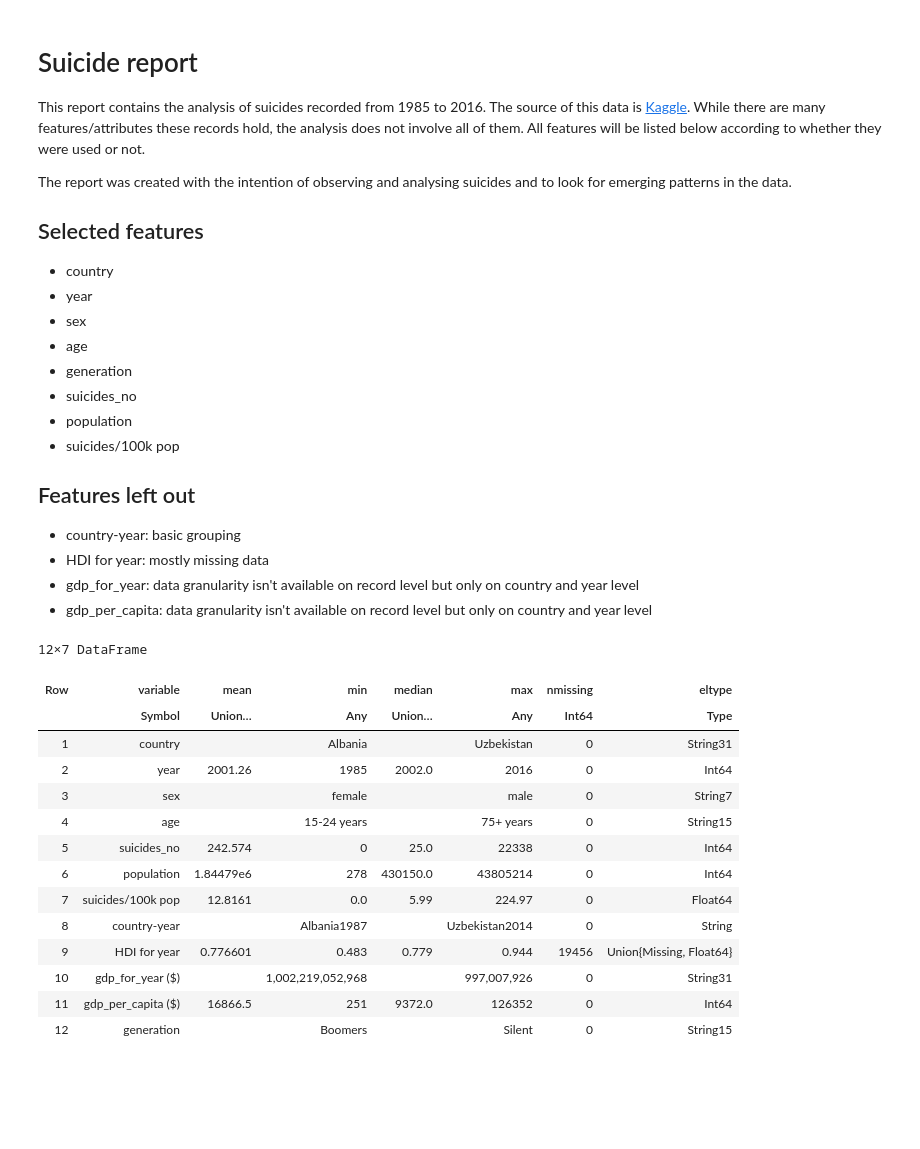
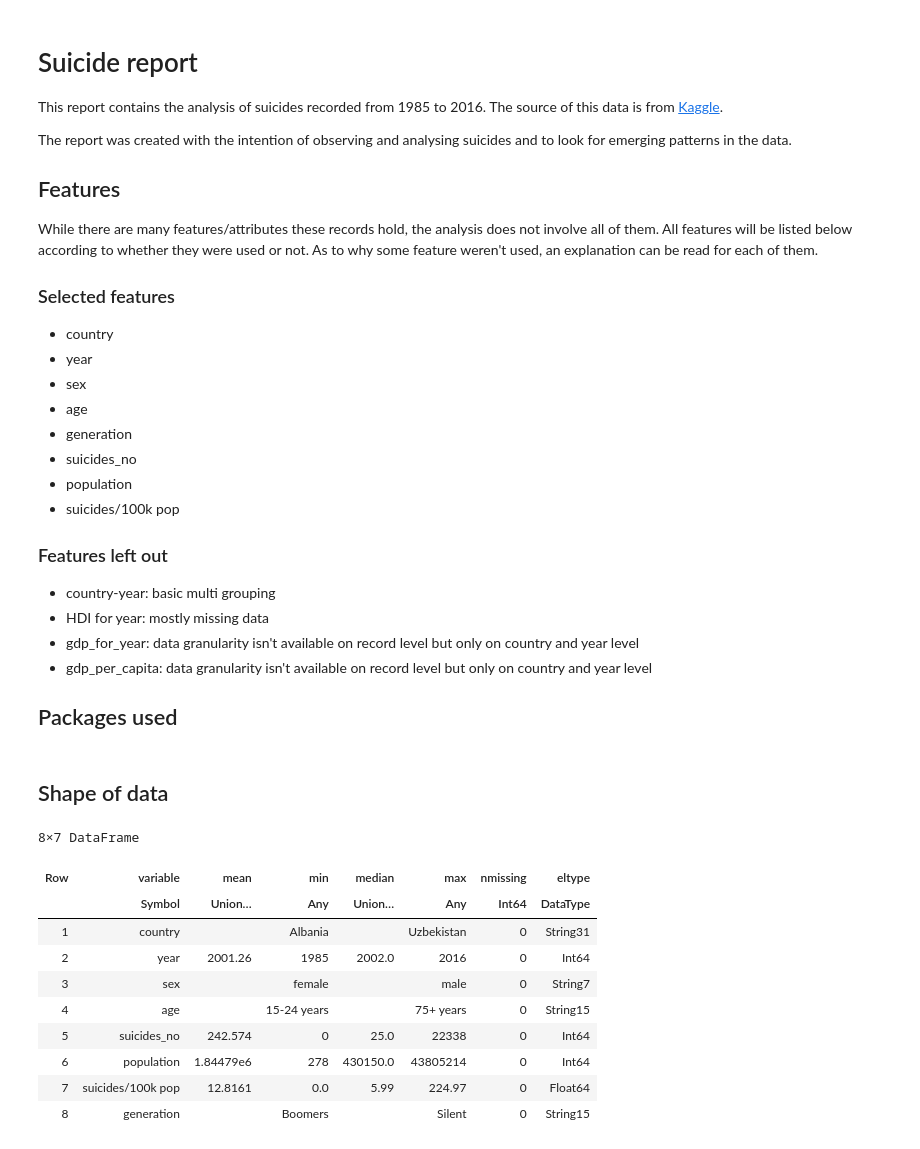
Before and after one commit to Uni-Sopron/progDS-24t-suicide, a Jupyter notebook: notebooks/suicide.ipynb, the cells around one changed output. Drawn from its saved outputs; the diff is of its cells as text; code cells hidden in the pictures; blank space fills up the shorter version.

```diff
--- a/notebooks/suicide.ipynb
+++ b/notebooks/suicide.ipynb
@@ -1,11 +1,15 @@
 # %% [markdown]
 # Suicide report
 
-This report contains the analysis of suicides recorded from 1985 to 2016. The source of this data is [Kaggle](https://www.kaggle.com/datasets/russellyates88/suicide-rates-overview-1985-to-2016 "Suicide Rates Overview 1985 to 2016"). While there are many features/attributes these records hold, the analysis does not involve all of them. All features will be listed below according to whether they were used or not.
+This report contains the analysis of suicides recorded from 1985 to 2016. The source of this data is from [Kaggle](https://www.kaggle.com/datasets/russellyates88/suicide-rates-overview-1985-to-2016 "Suicide Rates Overview 1985 to 2016").
 
 The report was created with the intention of observing and analysing suicides and to look for emerging patterns in the data.
 
-## Selected features
+## Features
+
+While there are many features/attributes these records hold, the analysis does not involve all of them. All features will be listed below according to whether they were used or not. As to why some feature weren't used, an explanation can be read for each of them.
+
+### Selected features
 - country
 - year
 - sex
@@ -15,9 +19,11 @@ The report was created with the intention of observing and analysing suicides an
 - population
 - suicides/100k pop
 
-## Features left out
+### Features left out
 
-- country-year: basic grouping
+- country-year: basic multi grouping
 - HDI for year: mostly missing data
 - gdp_for_year: data granularity isn't available on record level but only on country and year level
 - gdp_per_capita: data granularity isn't available on record level but only on country and year level
+
+## Packages used
@@ -24,13 +34,13 @@ The report was created with the intention of observing and analysing suicides an
+# %% [markdown]
+## Shape of data
 # %%
-using CSV
-using DataFrames
-
-df = CSV.read("suicide.csv", DataFrame);
+df = CSV.read("suicide.csv", DataFrame)
+select!(df, Not([:"country-year", :"HDI for year", :" gdp_for_year (\$) ", :"gdp_per_capita (\$)"]))
 describe(df)
 # %% [output]
-12×7 DataFrame
+8×7 DataFrame
 | Row | variable | mean | min | median | max | nmissing | eltype |
-|  | Symbol | Union… | Any | Union… | Any | Int64 | Type |
+|  | Symbol | Union… | Any | Union… | Any | Int64 | DataType |
 | 1 | country |  | Albania |  | Uzbekistan | 0 | String31 |
 | 2 | year | 2001.26 | 1985 | 2002.0 | 2016 | 0 | Int64 |
 | 3 | sex |  | female |  | male | 0 | String7 |
@@ -38,8 +48,4 @@ describe(df)
 | 5 | suicides_no | 242.574 | 0 | 25.0 | 22338 | 0 | Int64 |
 | 6 | population | 1.84479e6 | 278 | 430150.0 | 43805214 | 0 | Int64 |
 | 7 | suicides/100k pop | 12.8161 | 0.0 | 5.99 | 224.97 | 0 | Float64 |
-| 8 | country-year |  | Albania1987 |  | Uzbekistan2014 | 0 | String |
-| 9 | HDI for year | 0.776601 | 0.483 | 0.779 | 0.944 | 19456 | Union{Missing, Float64} |
-| 10 | gdp_for_year ($) |  | 1,002,219,052,968 |  | 997,007,926 | 0 | String31 |
-| 11 | gdp_per_capita ($) | 16866.5 | 251 | 9372.0 | 126352 | 0 | Int64 |
-| 12 | generation |  | Boomers |  | Silent | 0 | String15 |
+| 8 | generation |  | Boomers |  | Silent | 0 | String15 |
```
Also changed, not shown: parts of 3 cells of this notebook.
